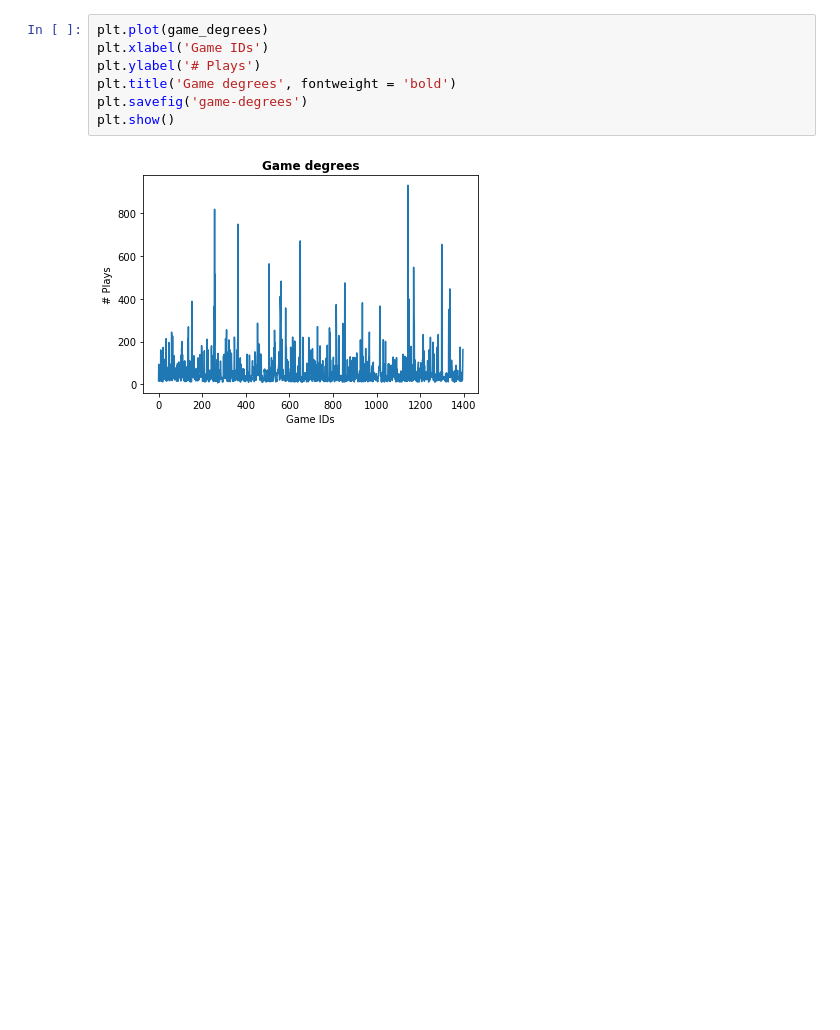
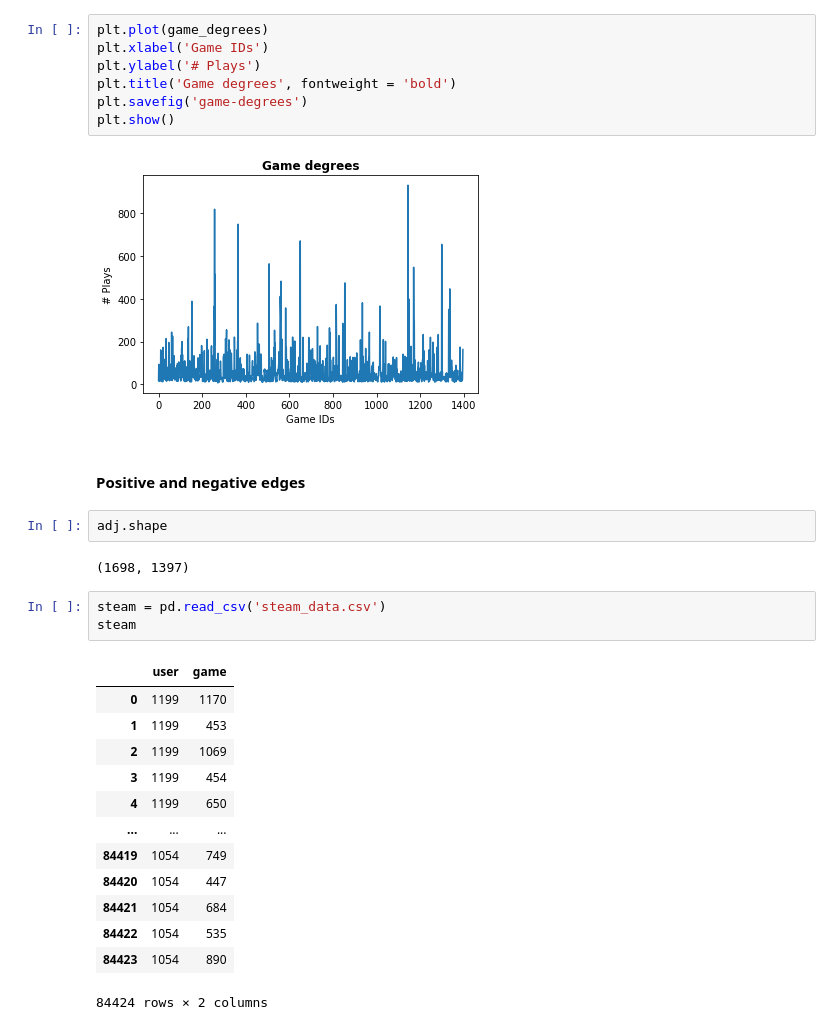
Before and after one commit to aravind-gk/RecSysAttack, a Jupyter notebook: steam/steam.ipynb, the cells around one changed output. Drawn from its saved outputs; the diff is of its cells as text; blank space fills up the shorter version.

```diff
--- a/steam/steam.ipynb
+++ b/steam/steam.ipynb
@@ -413,3 +414,26 @@ plt.savefig('game-degrees')
 plt.show()
 # %% [output]
 [figure]
+# %% [markdown]
+#### **Positive and negative edges**
+# %%
+adj.shape
+# %% [output]
+(1698, 1397)
+# %%
+steam = pd.read_csv('steam_data.csv')
+steam
+# %% [output]
+|  | user | game |
+| 0 | 1199 | 1170 |
+| 1 | 1199 | 453 |
+| 2 | 1199 | 1069 |
+| 3 | 1199 | 454 |
+| 4 | 1199 | 650 |
+| ... | ... | ... |
+| 84419 | 1054 | 749 |
+| 84420 | 1054 | 447 |
+| 84421 | 1054 | 684 |
+| 84422 | 1054 | 535 |
+| 84423 | 1054 | 890 |
+84424 rows × 2 columns
```
Also changed, not shown: parts of 8 cells of this notebook, 2 other files.
